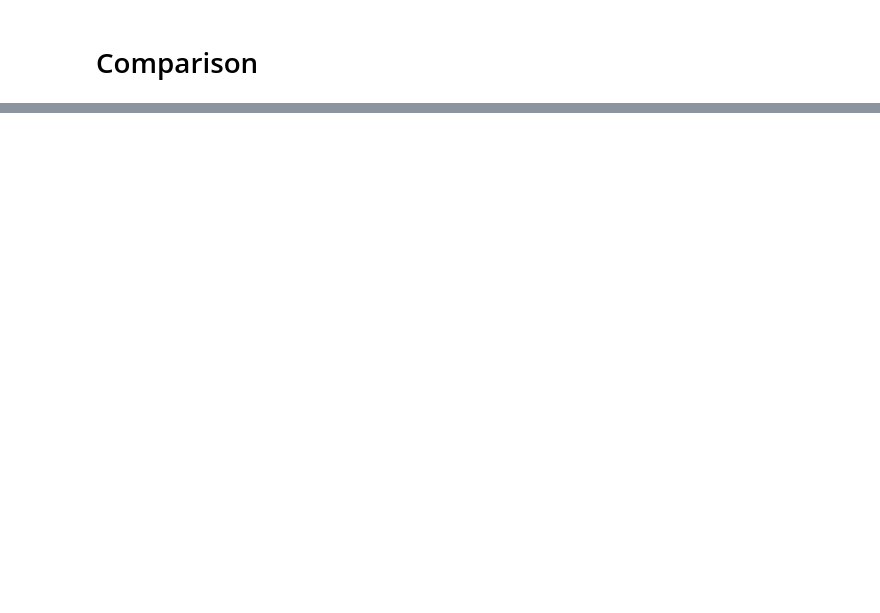
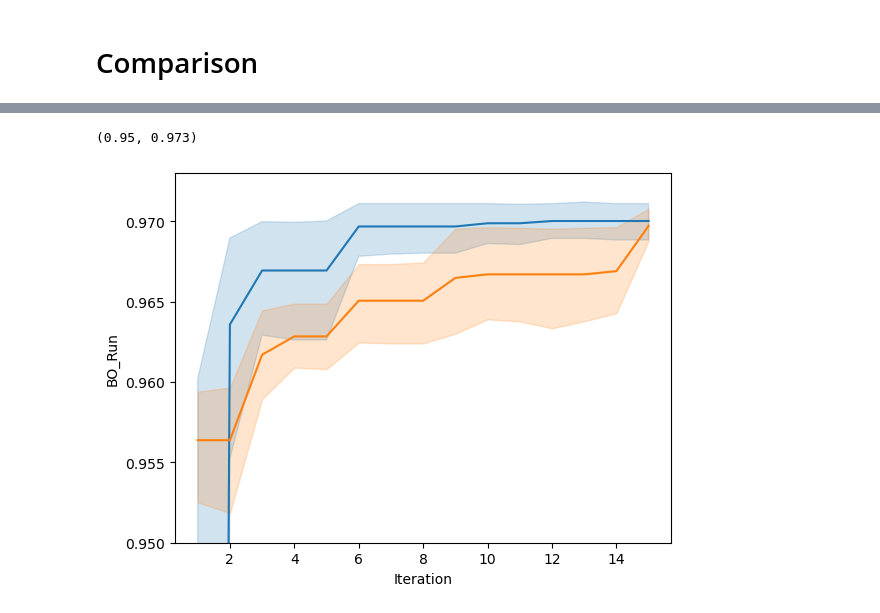
Before and after one commit to VeryThankYou/BayesianOptimization, a Jupyter notebook: Notebook_format.ipynb, the cells around one changed output, grey strips where cells are left out. Cells and saved outputs as stored; diff of their text form; code cells hidden in the pictures; blank space fills up the shorter version.

```diff
--- a/Notebook_format.ipynb
+++ b/Notebook_format.ipynb
@@ -187,16 +187,16 @@ for params in param_list:
     # flatten output of conv
     CNN.add(ks.layers.Flatten())
     # hidden layer
-    CNN.add(ks.layers.Dense(100, activation='relu'))
+    CNN.add(ks.layers.Dense(params["n_nodes"], activation='relu'))
     # output layer
     CNN.add(ks.layers.Dense(10, activation='softmax'))
 
     CNN.compile(optimizer = "adam", loss = 'categorical_crossentropy', metrics=['accuracy'])
 
     start = time.time()
-    CNN.fit(train_X, Y_train, batch_size = 32)
+    CNN.fit(train_X, Y_train, batch_size = params["batch_size"])
     end = time.time()
-    acc = CNN.evaluate(test_X, Y_test, batch_size = 32)[1]
+    acc = CNN.evaluate(test_X, Y_test, batch_size = params["batch_size"])[1]
     print('Accuracy found:', acc)
     if acc > current_best_acc:
         current_best_acc = acc
@@ -256,0 +396,15 @@ opt.plot_convergence() #Convergence
+# %%
+import seaborn as sns
+import pandas as pd
+
+data_dict = {"Iteration": [], "BO_Run": [], "RS_Run": []}
+
+for i in range(n_runs):
+    for j in range(max_iteration + 5):
+        #if acc_bo[i][j] > 0.9:
+            data_dict["BO_Run"].append(acc_bo[i][j])
+            data_dict["RS_Run"].append(acc_rs[i][j])
+            data_dict["Iteration"].append(j+1)
+
+data = pd.DataFrame(data_dict)
+print(data)
@@ -256,0 +426,10 @@ opt.plot_convergence() #Convergence
+# %%
+data["logBO"] = np.log(data["BO_Run"])
+data["logRS"] = np.log(data["RS_Run"])
+# %%
+sns.lineplot(data=data, x="Iteration", y="BO_Run")
+sns.lineplot(data=data, x="Iteration", y="RS_Run")
+plt.ylim(0.95,0.973)
+# %% [output]
+(0.95, 0.973)
+[figure, added]
```
Also changed, not shown: parts of 11 cells of this notebook.
